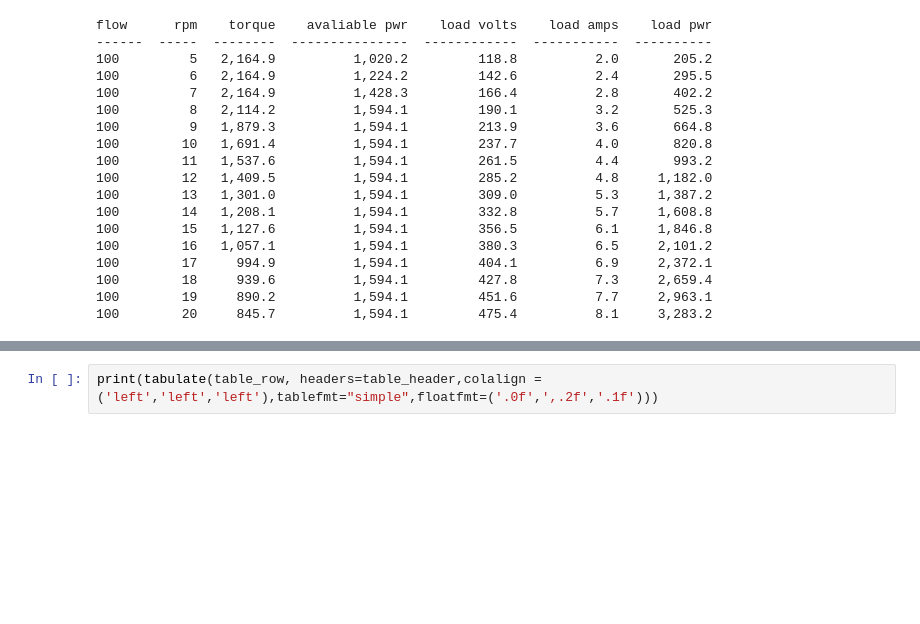
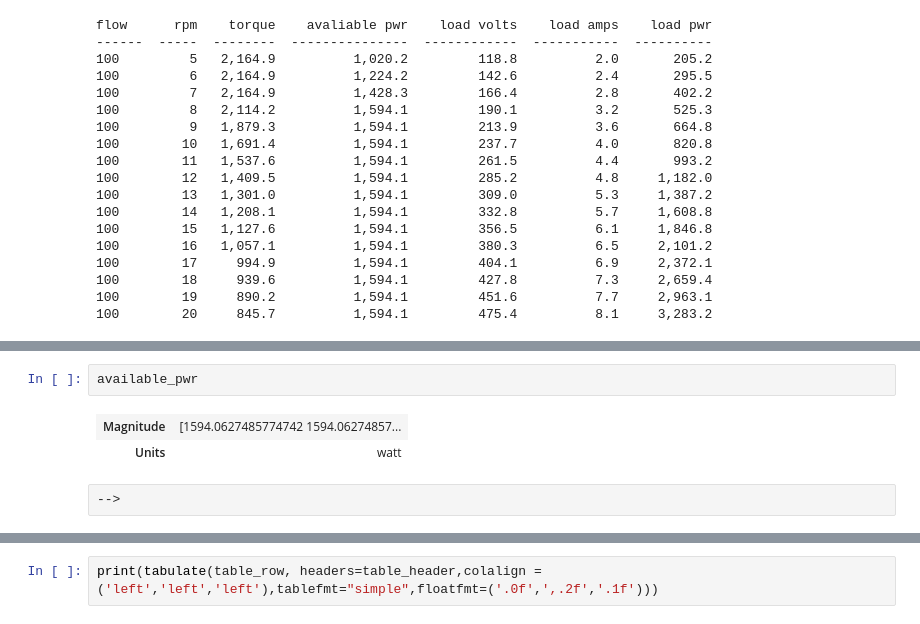
Before and after one commit to Tiburonboy/Solving-Engineering-Problems-using-Python, a Jupyter notebook: backup/Lake District Overshot Waterwheel Project.ipynb, the cells around one changed output, grey strips where cells are left out. Drawn from its saved outputs; the diff is of its cells as text; blank space fills up the shorter version.

```diff
--- a/backup/Lake District Overshot Waterwheel Project.ipynb
+++ b/backup/Lake District Overshot Waterwheel Project.ipynb
@@ -1025,0 +1029,7 @@ the curves intersect at 13.8 rpm and 1560.4 W
+# %%
+available_pwr
+# %% [output]
+| Magnitude | [1594.0627485774742 1594.06274857... |
+| Units | watt |
+# %% [raw]
+-->
```
Also changed, not shown: parts of 56 cells of this notebook, 2 other files.
